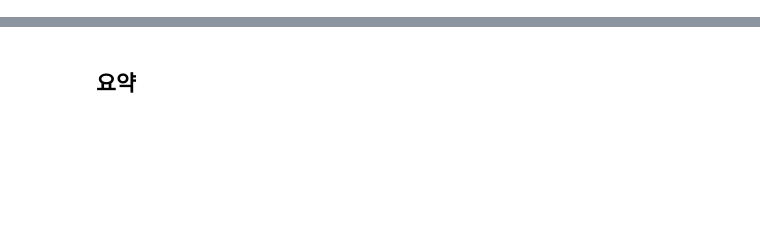
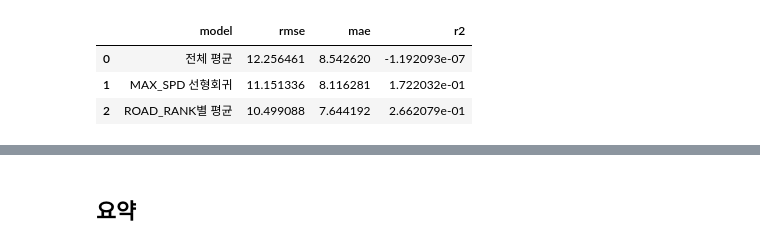
Before and after one commit to ejjunm/seoul-eco-routing, a Jupyter notebook: notebooks/11_speed_model_baseline.ipynb, the cells around one changed output, grey strips where cells are left out. Drawn from its saved outputs; the diff is of its cells as text; code cells hidden in the pictures; blank space fills up the shorter version.

```diff
--- a/notebooks/11_speed_model_baseline.ipynb
+++ b/notebooks/11_speed_model_baseline.ipynb
@@ -389,0 +136,16 @@ print("저장:", DOCS_FIGURES_DIR / "04_predicted_vs_actual.png")
+# %%
+import gc
+
+FEATURE_COLS = NUMERIC_COLS + CATEGORICAL_COLS
+X = df[FEATURE_COLS]
+y = df[TARGET]
+del df  # X/y로 필요한 컬럼만 복사됐으니 원본 df(타깃 포함 전체 컬럼)는 더 안 들고 있어도 됨
+gc.collect()
+
+X_train, X_test, y_train, y_test = train_test_split(
+    X, y, test_size=0.2, random_state=RANDOM_STATE
+)
+del X, y  # 분할 후에는 원본도 불필요 — 뒤에서 3개 모델을 순서대로 학습하므로 피크 메모리를 미리 줄여둠
+gc.collect()
+
+print("train/test 행 수:", len(X_train), len(X_test))
@@ -389,0 +160,28 @@ print("저장:", DOCS_FIGURES_DIR / "04_predicted_vs_actual.png")
+# %%
+def evaluate(y_true, y_pred, name):
+    rmse = mean_squared_error(y_true, y_pred) ** 0.5
+    mae = mean_absolute_error(y_true, y_pred)
+    r2 = r2_score(y_true, y_pred)
+    return {"model": name, "rmse": rmse, "mae": mae, "r2": r2}
+
+
+results = []
+
+dummy = DummyRegressor(strategy="mean").fit(X_train[["LENGTH"]], y_train)
+pred = dummy.predict(X_test[["LENGTH"]])
+results.append(evaluate(y_test, pred, "전체 평균"))
+
+lin = LinearRegression().fit(X_train[["MAX_SPD"]], y_train)
+pred = lin.predict(X_test[["MAX_SPD"]])
+results.append(evaluate(y_test, pred, "MAX_SPD 선형회귀"))
+
+rank_mean = y_train.groupby(X_train["ROAD_RANK"], observed=True).mean()
+pred = X_test["ROAD_RANK"].map(rank_mean).fillna(y_train.mean())
+results.append(evaluate(y_test, pred, "ROAD_RANK별 평균"))
+
+pd.DataFrame(results)
+# %% [output]
+|  | model | rmse | mae | r2 |
+| 0 | 전체 평균 | 12.256461 | 8.542620 | -1.192093e-07 |
+| 1 | MAX_SPD 선형회귀 | 11.151336 | 8.116281 | 1.722032e-01 |
+| 2 | ROAD_RANK별 평균 | 10.499088 | 7.644192 | 2.662079e-01 |
```
Also changed, not shown: parts of 40 cells of this notebook, 4 other files.
